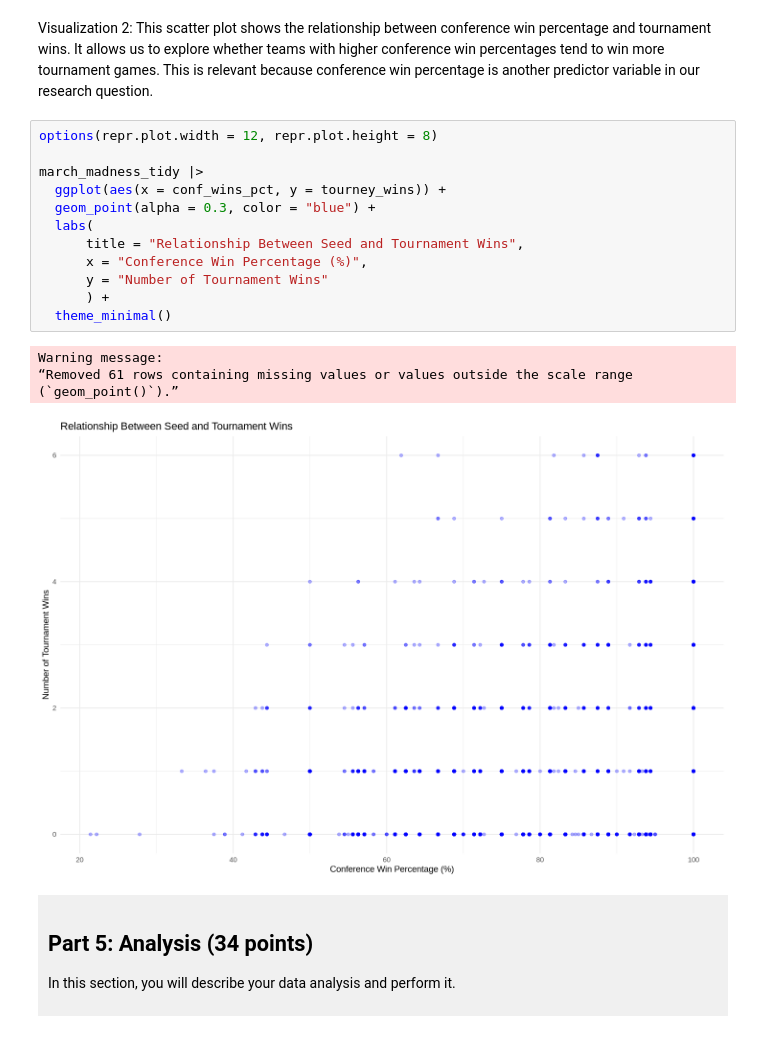
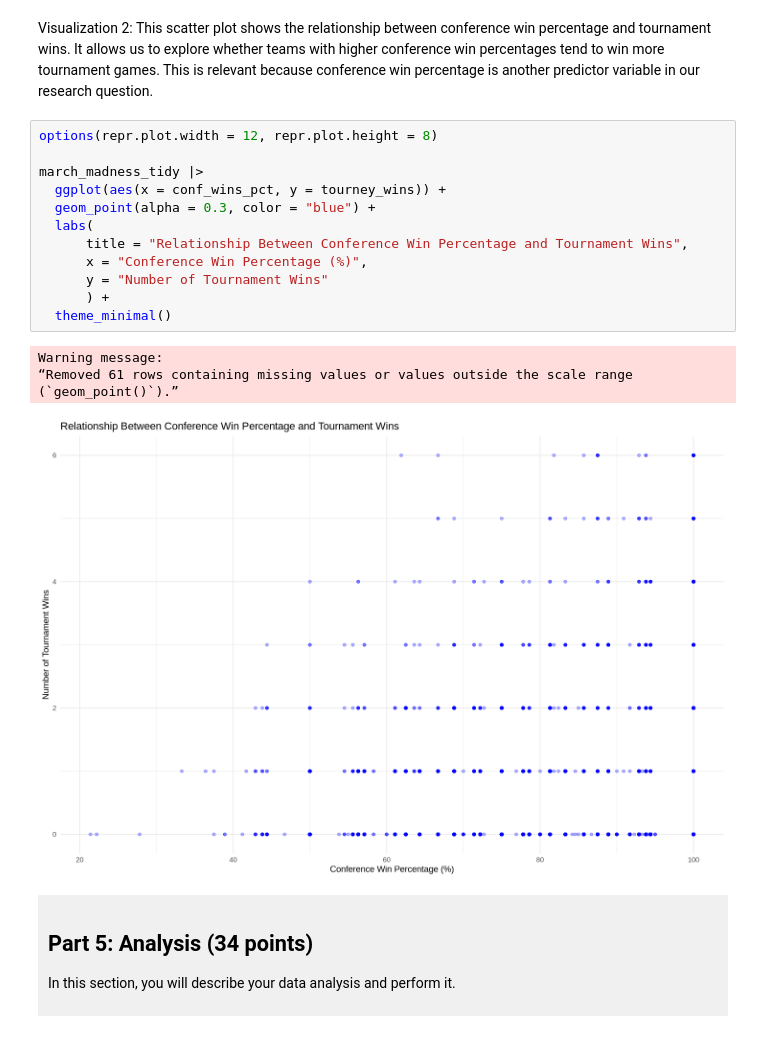
Before and after one commit to alexhongze0907/dsci-100-project-alex-yu, a Jupyter notebook: dsci-100-project-notebook.ipynb, the cells around one changed output. Drawn from its saved outputs; the diff is of its cells as text.

Commit message:
Update Checkpoint C figure title and plan format

```diff
--- a/dsci-100-project-notebook.ipynb
+++ b/dsci-100-project-notebook.ipynb
@@ -329,20 +329,20 @@ Visualization 2: This scatter plot shows the relationship between conference win
 # %%
 options(repr.plot.width = 12, repr.plot.height = 8)
 
 march_madness_tidy |>
   ggplot(aes(x = conf_wins_pct, y = tourney_wins)) +
   geom_point(alpha = 0.3, color = "blue") +
   labs(
-      title = "Relationship Between Seed and Tournament Wins",
+      title = "Relationship Between Conference Win Percentage and Tournament Wins",
       x = "Conference Win Percentage (%)",
       y = "Number of Tournament Wins"
       ) +
   theme_minimal()
 # %% [output]
 Warning message:
 “Removed 61 rows containing missing values or values outside the scale range
 (`geom_point()`).”
-[figure, old version]
+[figure, new version]
 # %% [markdown]
 <div style="background-color: #f0f0f0; padding: 10px;">
 
```
Also changed, not shown: parts of 1 cell of this notebook.
